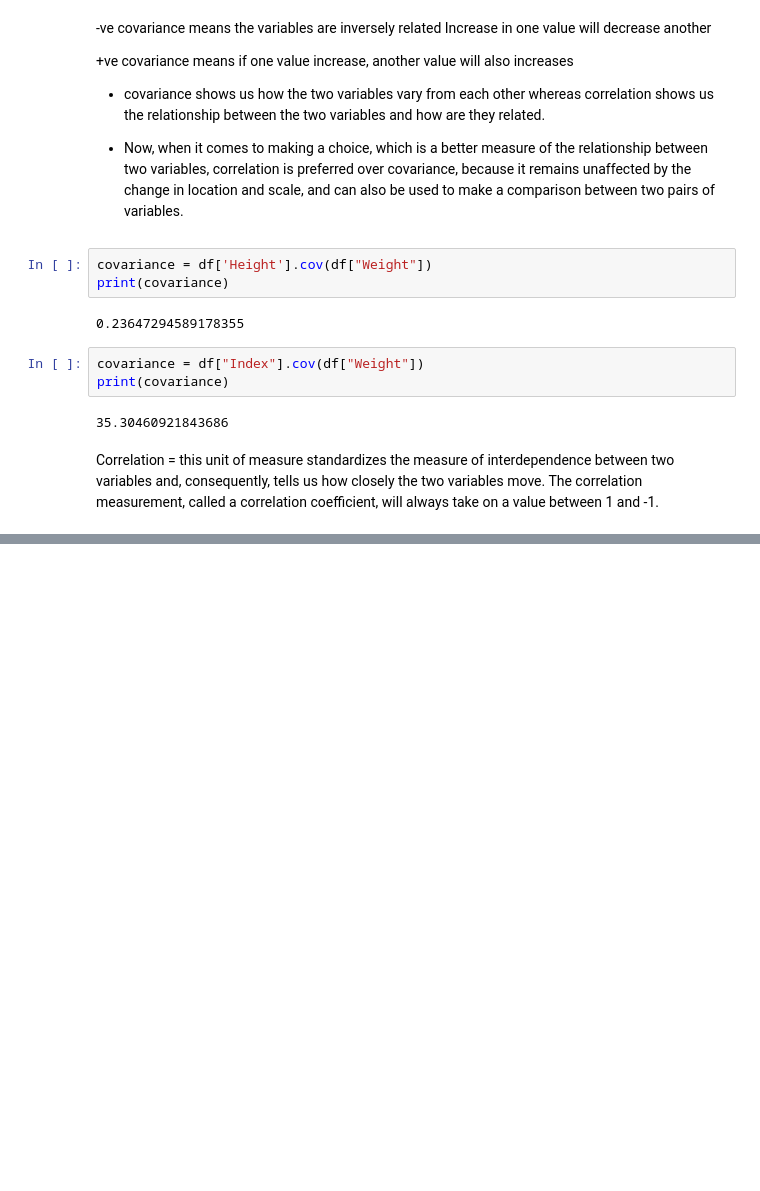
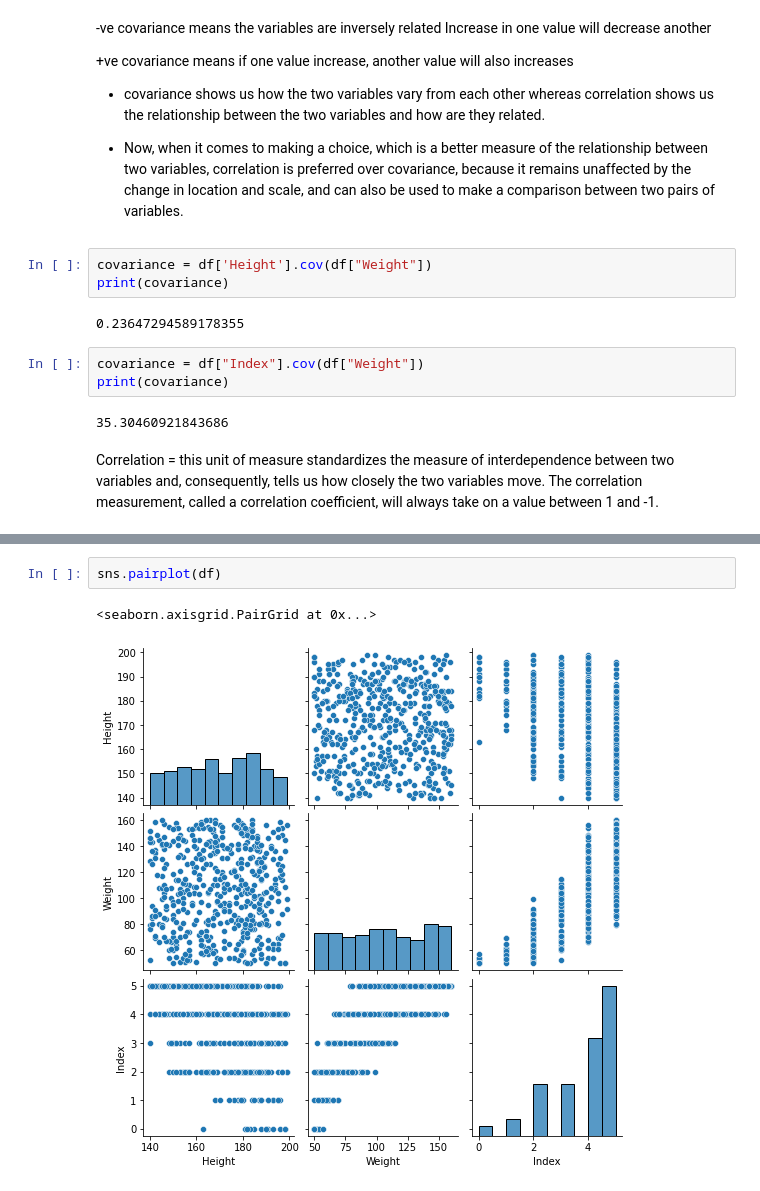
Before and after one commit to Nix-code/statistics-for-data-science, a Jupyter notebook: Introduction to statistics.ipynb, the cells around one changed output, grey strips where cells are left out. Saved outputs shown, nothing was run; the diff lists cells and outputs as text; blank space fills up the shorter version.

```diff
--- a/Introduction to statistics.ipynb
+++ b/Introduction to statistics.ipynb
@@ -159,0 +160,5 @@ Correlation = this unit of measure standardizes the measure of interdependence b
+# %%
+sns.pairplot(df)
+# %% [output]
+<seaborn.axisgrid.PairGrid at 0x...>
+[figure, added]
```
Also changed, not shown: parts of 18 cells of this notebook.
